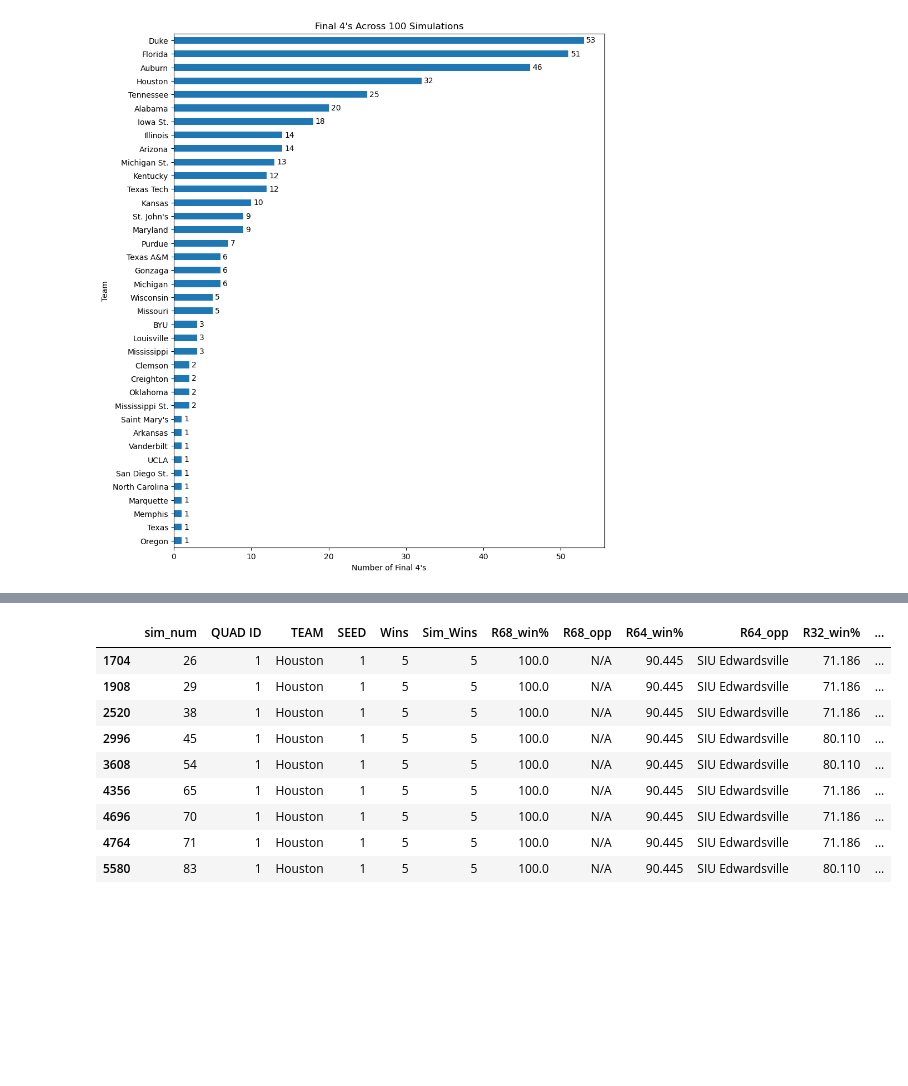
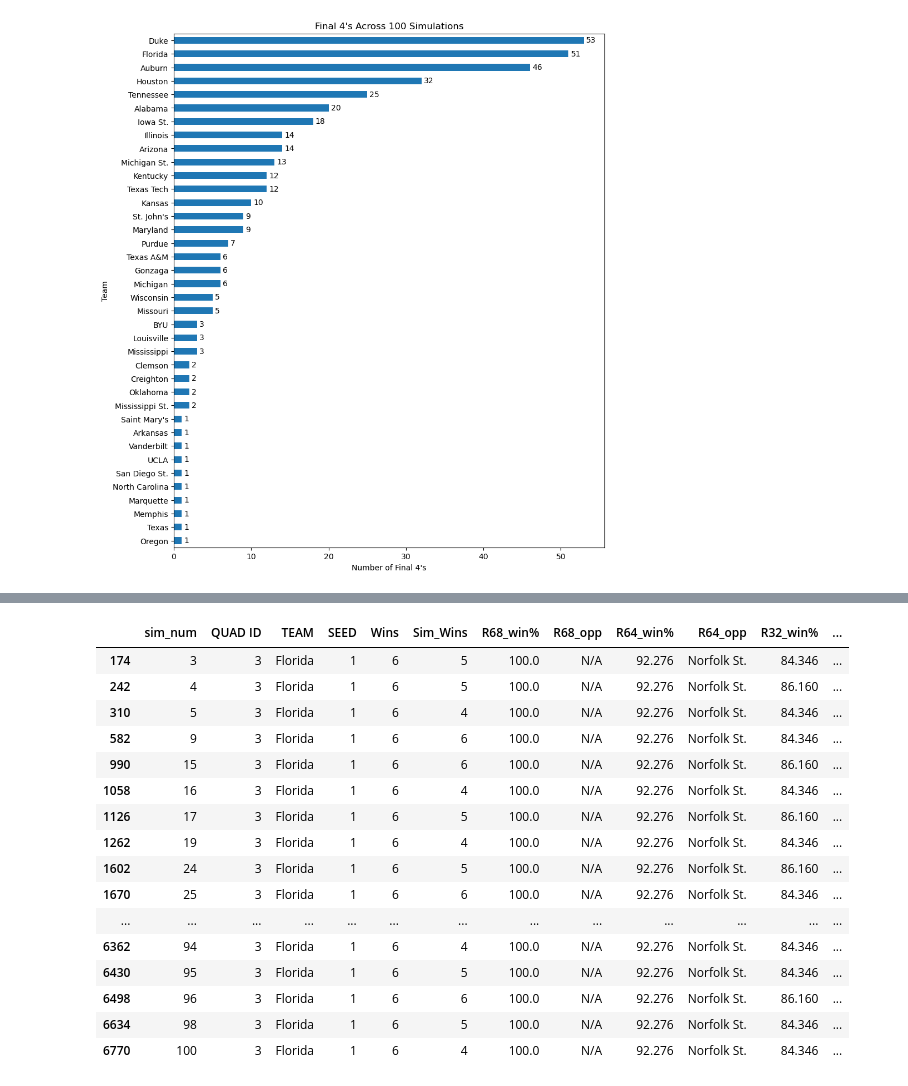
Before and after one commit to willfriel1028/MarchMadness_Analytics_Report, a Jupyter notebook: bracket_sims/sims/2025_100sims0.ipynb, the cells around one changed output, grey strips where cells are left out. Saved outputs shown, nothing was run; the diff lists cells and outputs as text; code cells hidden in the pictures; blank space fills up the shorter version.

```diff
--- a/bracket_sims/sims/2025_100sims0.ipynb
+++ b/bracket_sims/sims/2025_100sims0.ipynb
@@ -627,15 +645,21 @@ df[df["sim_num"] == 38].sort_values("Sim_Wins", ascending=False).head(32)
 | 2580 | 38 | 4 | San Diego St. | 11 | 0 | 1 | 40.311 | North Carolina | 39.261 | Mississippi | 22.201 | ... |
 | 2524 | 38 | 1 | Purdue | 4 | 2 | 1 | 100.000 | N/A | 80.345 | High Point | 53.424 | ... |
 # %%
-df[(df["TEAM"] == "Florida") & (df["Sim_Wins"] >= 5)]
 # %% [output]
 |  | sim_num | QUAD ID | TEAM | SEED | Wins | Sim_Wins | R68_win% | R68_opp | R64_win% | R64_opp | R32_win% | ... |
-| 1704 | 26 | 1 | Houston | 1 | 5 | 5 | 100.0 | N/A | 90.445 | SIU Edwardsville | 71.186 | ... |
-| 1908 | 29 | 1 | Houston | 1 | 5 | 5 | 100.0 | N/A | 90.445 | SIU Edwardsville | 71.186 | ... |
-| 2520 | 38 | 1 | Houston | 1 | 5 | 5 | 100.0 | N/A | 90.445 | SIU Edwardsville | 71.186 | ... |
-| 2996 | 45 | 1 | Houston | 1 | 5 | 5 | 100.0 | N/A | 90.445 | SIU Edwardsville | 80.110 | ... |
-| 3608 | 54 | 1 | Houston | 1 | 5 | 5 | 100.0 | N/A | 90.445 | SIU Edwardsville | 80.110 | ... |
-| 4356 | 65 | 1 | Houston | 1 | 5 | 5 | 100.0 | N/A | 90.445 | SIU Edwardsville | 71.186 | ... |
-| 4696 | 70 | 1 | Houston | 1 | 5 | 5 | 100.0 | N/A | 90.445 | SIU Edwardsville | 71.186 | ... |
-| 4764 | 71 | 1 | Houston | 1 | 5 | 5 | 100.0 | N/A | 90.445 | SIU Edwardsville | 71.186 | ... |
-| 5580 | 83 | 1 | Houston | 1 | 5 | 5 | 100.0 | N/A | 90.445 | SIU Edwardsville | 80.110 | ... |
+| 174 | 3 | 3 | Florida | 1 | 6 | 5 | 100.0 | N/A | 92.276 | Norfolk St. | 84.346 | ... |
+| 242 | 4 | 3 | Florida | 1 | 6 | 5 | 100.0 | N/A | 92.276 | Norfolk St. | 86.160 | ... |
+| 310 | 5 | 3 | Florida | 1 | 6 | 4 | 100.0 | N/A | 92.276 | Norfolk St. | 84.346 | ... |
+| 582 | 9 | 3 | Florida | 1 | 6 | 6 | 100.0 | N/A | 92.276 | Norfolk St. | 84.346 | ... |
+| 990 | 15 | 3 | Florida | 1 | 6 | 6 | 100.0 | N/A | 92.276 | Norfolk St. | 86.160 | ... |
+| 1058 | 16 | 3 | Florida | 1 | 6 | 4 | 100.0 | N/A | 92.276 | Norfolk St. | 84.346 | ... |
+| 1126 | 17 | 3 | Florida | 1 | 6 | 5 | 100.0 | N/A | 92.276 | Norfolk St. | 86.160 | ... |
+| 1262 | 19 | 3 | Florida | 1 | 6 | 4 | 100.0 | N/A | 92.276 | Norfolk St. | 84.346 | ... |
+| 1602 | 24 | 3 | Florida | 1 | 6 | 5 | 100.0 | N/A | 92.276 | Norfolk St. | 86.160 | ... |
+| 1670 | 25 | 3 | Florida | 1 | 6 | 6 | 100.0 | N/A | 92.276 | Norfolk St. | 84.346 | ... |
+| ... | ... | ... | ... | ... | ... | ... | ... | ... | ... | ... | ... | ... |
+| 6362 | 94 | 3 | Florida | 1 | 6 | 4 | 100.0 | N/A | 92.276 | Norfolk St. | 84.346 | ... |
+| 6430 | 95 | 3 | Florida | 1 | 6 | 5 | 100.0 | N/A | 92.276 | Norfolk St. | 84.346 | ... |
+| 6498 | 96 | 3 | Florida | 1 | 6 | 6 | 100.0 | N/A | 92.276 | Norfolk St. | 86.160 | ... |
+| 6634 | 98 | 3 | Florida | 1 | 6 | 5 | 100.0 | N/A | 92.276 | Norfolk St. | 84.346 | ... |
+| 6770 | 100 | 3 | Florida | 1 | 6 | 4 | 100.0 | N/A | 92.276 | Norfolk St. | 84.346 | ... |
```
Also changed, not shown: parts of 1 cell of this notebook, 18 other files.
